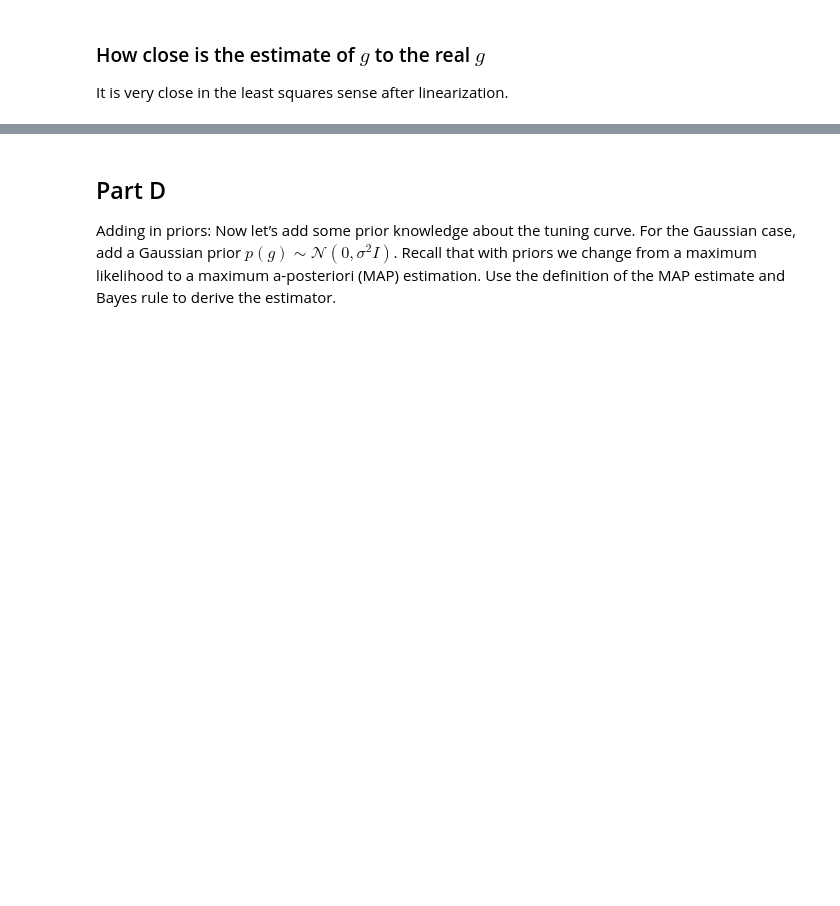
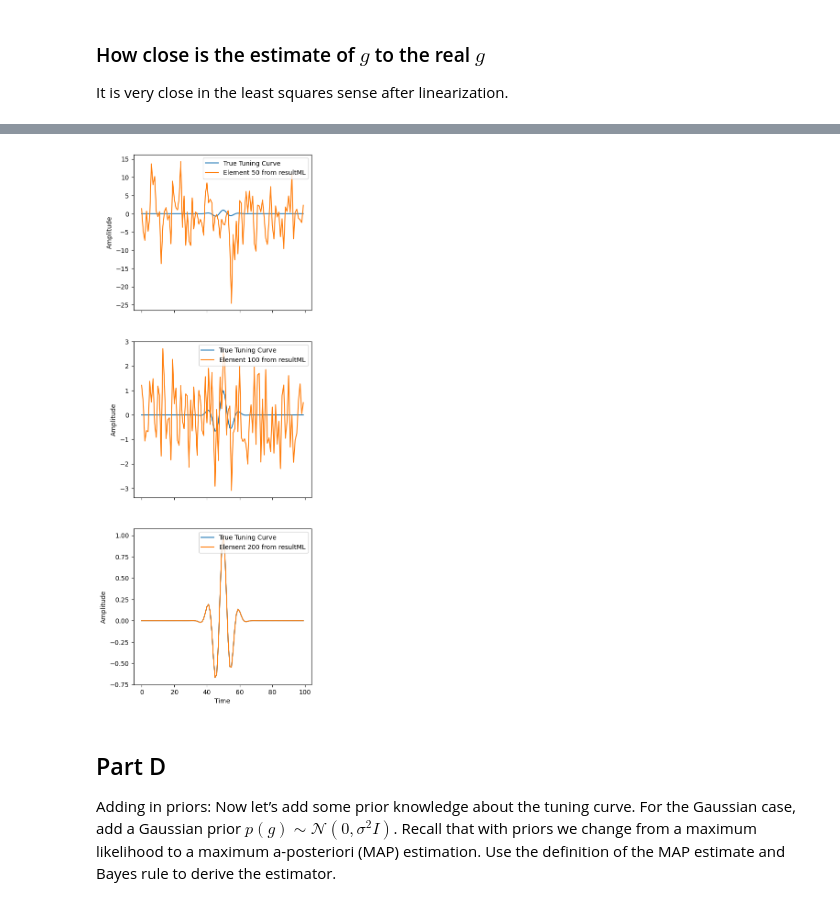
Before and after one commit to skyetomez/NSC_HW2, a Jupyter notebook: sthom215_problem_1_ex_2.ipynb, the cells around one changed output, grey strips where cells are left out. Drawn from its saved outputs; the diff is of its cells as text; code cells hidden in the pictures; blank space fills up the shorter version.

```diff
--- a/sthom215_problem_1_ex_2.ipynb
+++ b/sthom215_problem_1_ex_2.ipynb
@@ -151,0 +107,12 @@ for resultML, num_neuron in zip(resultsMLList, num_nerurons):
+# %%
+import seaborn as sns
+from sthom215_problem_1_ex_2 import optimization, objMLL
+
+N = 100
+num_neurons = [N//2, N, 2*N]
+n_trials = 100
+resultsMLList = []
+
+for num_neuron in num_neurons:
+    resultsML = optimization(objMLL, num_neuron, n_trials)
+    resultsMLList.append(resultsML)
@@ -152,3 +132,22 @@ for resultML, num_neuron in zip(resultsMLList, num_nerurons):
+# %%
+import matplotlib.pyplot as plt
+
+num_neurons = [N//2, N, 2*N]
+
+fig, axs = plt.subplots(3,1, figsize=(5, 15), sharex=True, sharey=False)
+
+for i, element in enumerate(zip(resultsMLList, num_neurons)):
+    line, num = element
+    sns.lineplot(true_g, label='True Tuning Curve', ax = axs[i])
+    sns.lineplot(line, label=f'Element {num} from resultML', ax = axs[i])
+    axs[i].set_xlabel('Time')
+    axs[i].set_ylabel('Amplitude')
+    axs[i].legend()
+
+
+plt.show()
+# %% [output]
+[figure, added]
 # %% [markdown]
 ## Part D
 Adding in priors: Now let’s add some prior knowledge about the tuning curve. For the
```
Also changed, not shown: parts of 14 cells of this notebook, 4 other files.
